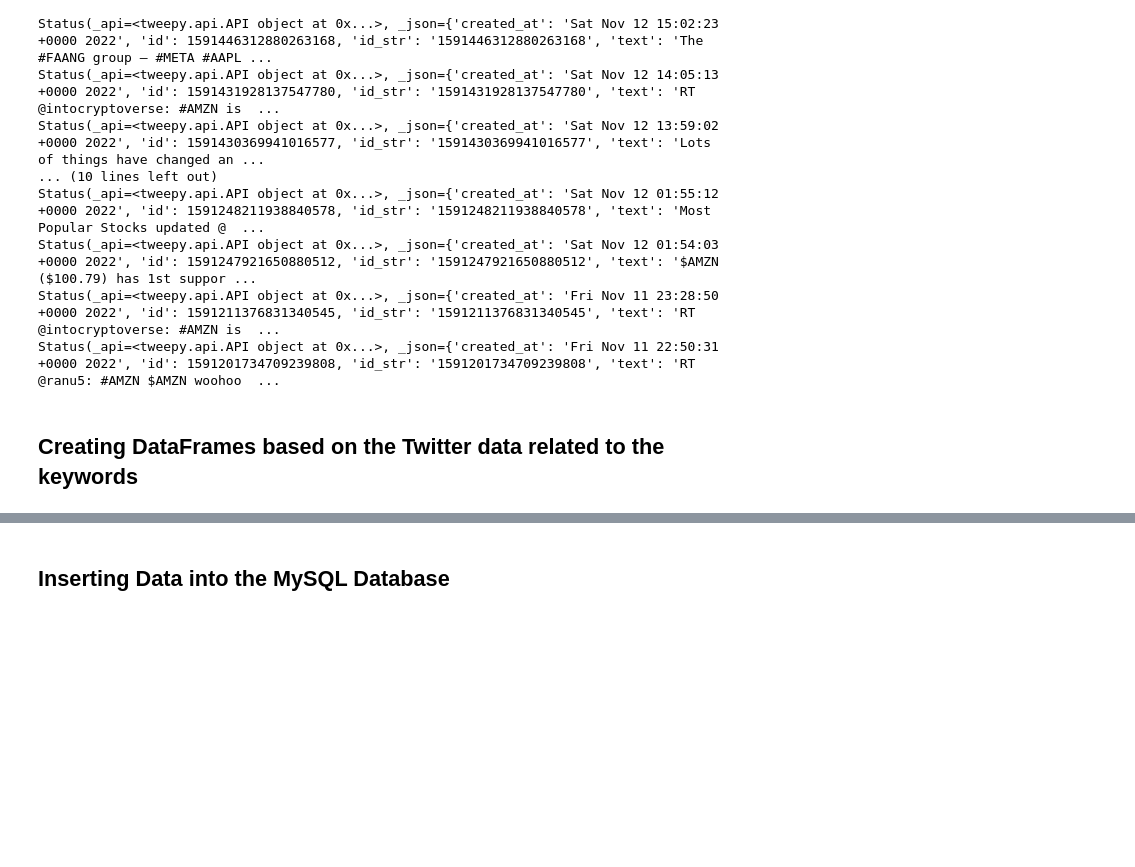
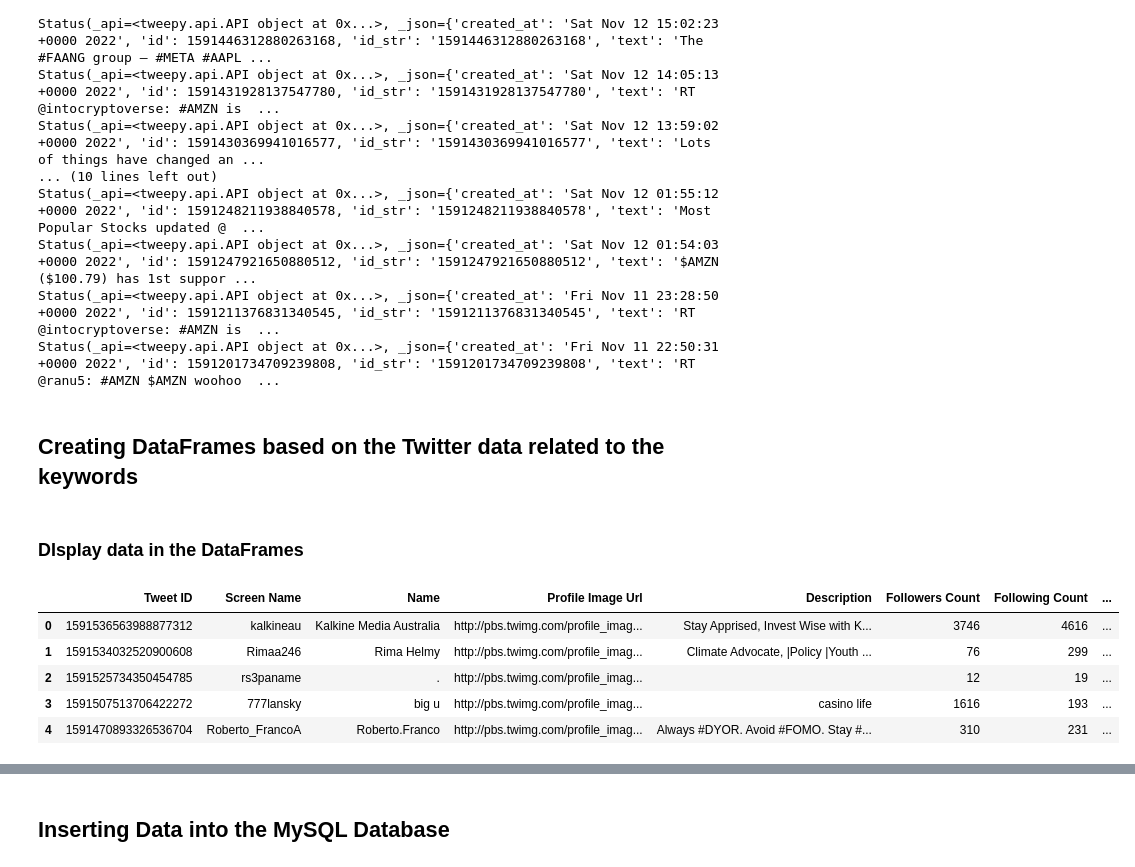
Before and after one commit to Draconian10/StockAssist, a Jupyter notebook: Twitter_Scraping/Twitter_Bot.ipynb, the cells around one changed output, grey strips where cells are left out. Drawn from its saved outputs; the diff is of its cells as text; code cells hidden in the pictures; blank space fills up the shorter version.

```diff
--- a/Twitter_Scraping/Twitter_Bot.ipynb
+++ b/Twitter_Scraping/Twitter_Bot.ipynb
@@ -143,3 +143,14 @@ tbl_users_df = pd.DataFrame(tbl_users, columns = ['Screen Name', 'Name', 'Profil
 tbl_tweet_df = pd.DataFrame(tbl_tweet, columns = ['Tweet ID', 'Screen Name', 'Tweet', 'Profile Image Url', 'Time', 'Retweet Count'])
 tbl_tags_df = pd.DataFrame(tbl_tags, columns = ['Tweet ID', 'Tag'])
 tbl_mention_df = pd.DataFrame(tbl_mention, columns = ['Tweet ID', 'Source User', 'Target User'])
+# %% [markdown]
+### DIsplay data in the DataFrames
+# %%
+tweetdf.head()
+# %% [output]
+|  | Tweet ID | Screen Name | Name | Profile Image Url | Description | Followers Count | Following Count | ... |
+| 0 | 1591536563988877312 | kalkineau | Kalkine Media Australia | http://pbs.twimg.com/profile_imag... | Stay Apprised, Invest Wise with K... | 3746 | 4616 | ... |
+| 1 | 1591534032520900608 | Rimaa246 | Rima Helmy | http://pbs.twimg.com/profile_imag... | Climate Advocate, |Policy |Youth ... | 76 | 299 | ... |
+| 2 | 1591525734350454785 | rs3paname | . | http://pbs.twimg.com/profile_imag... |  | 12 | 19 | ... |
+| 3 | 1591507513706422272 | 777lansky | big u | http://pbs.twimg.com/profile_imag... | casino life | 1616 | 193 | ... |
+| 4 | 1591470893326536704 | Roberto_FrancoA | Roberto.Franco | http://pbs.twimg.com/profile_imag... | Always #DYOR. Avoid #FOMO. Stay #... | 310 | 231 | ... |
```
Also changed, not shown: parts of 5 cells of this notebook.
